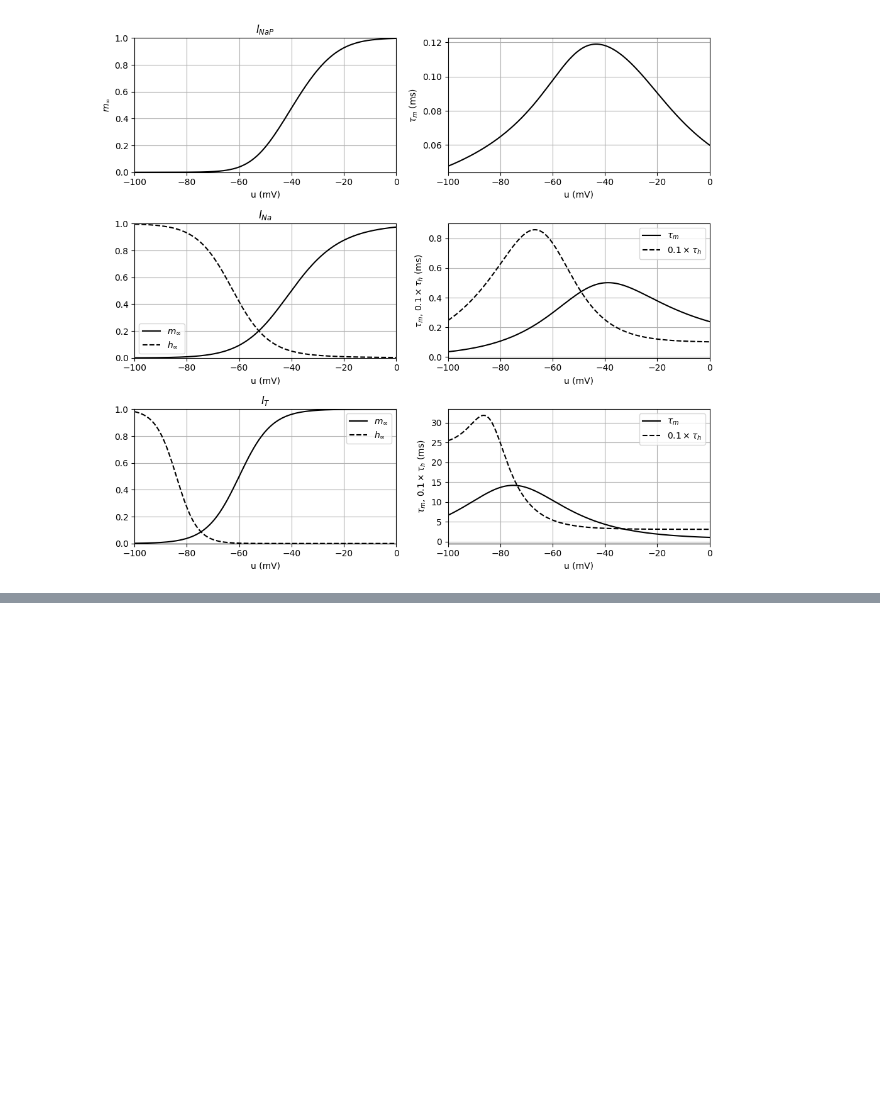
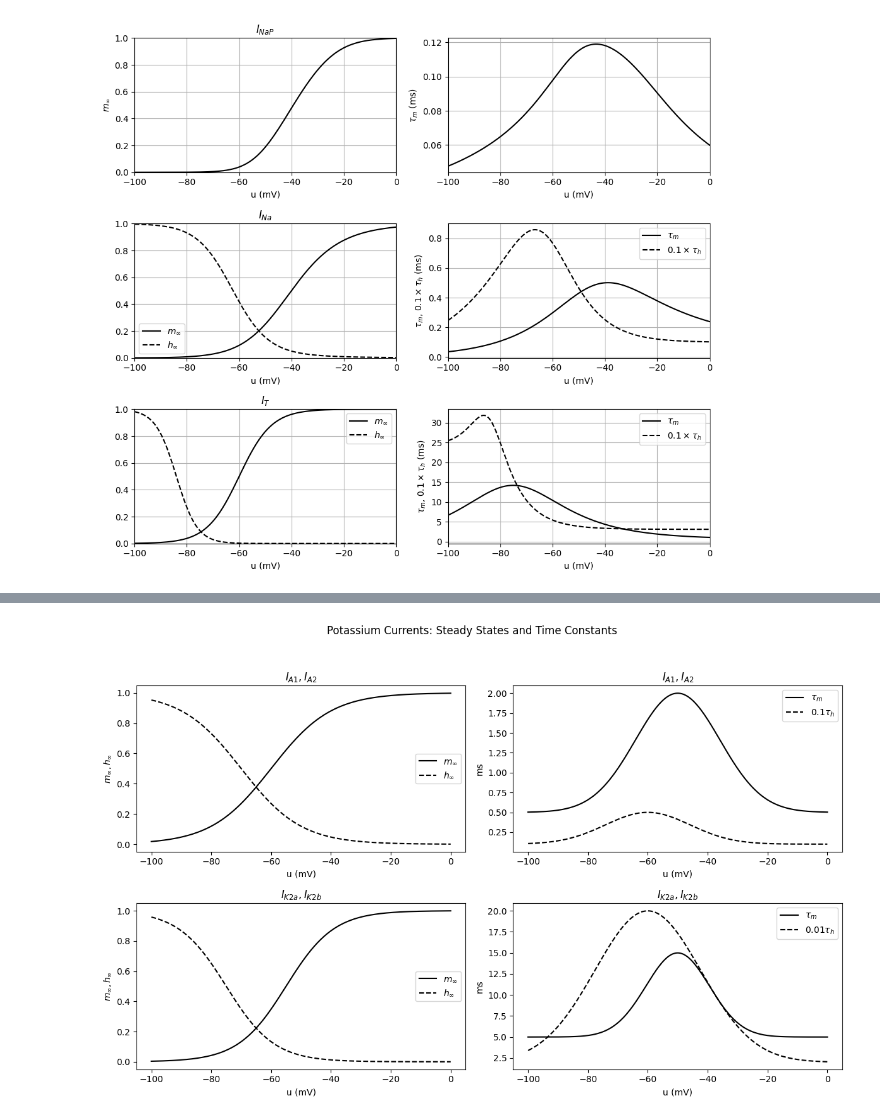
Before and after one commit to dvoils/neural-network-experiments, a Jupyter notebook: ion_channels.ipynb, the cells around one changed output, grey strips where cells are left out. Saved outputs shown, nothing was run; the diff lists cells and outputs as text; code cells hidden in the pictures; blank space fills up the shorter version.

Commit message:
potassium channel plots

```diff
--- a/ion_channels.ipynb
+++ b/ion_channels.ipynb
@@ -221,0 +306,73 @@ plt.show()
+# %%
+import numpy as np
+import matplotlib.pyplot as plt
+
+# Define membrane potential range
+u = np.linspace(-100, 0, 500)
+
+# Functions for IA1 and IA2 (rapidly inactivating K+ currents)
+def m_inf_A(u):  # activation
+    return 1 / (1 + np.exp(-(u + 60)/10))
+
+def h_inf_A(u):  # inactivation
+    return 1 / (1 + np.exp((u + 70)/10))
+
+def tau_m_A(u):
+    return 0.5 + 1.5 * np.exp(-((u + 50)/20)**2)  # ms
+
+def tau_h_A(u):
+    return 1 + 4 * np.exp(-((u + 60)/20)**2)  # ms
+
+# Functions for IK2a and IK2b (slowly inactivating K+ currents)
+def m_inf_K2(u):
+    return 1 / (1 + np.exp(-(u + 55)/8))
+
+def h_inf_K2(u):
+    return 1 / (1 + np.exp((u + 75)/8))
+
+def tau_m_K2(u):
+    return 5 + 10 * np.exp(-((u + 50)/15)**2)  # ms
+
+def tau_h_K2(u):
+    return 200 + 1800 * np.exp(-((u + 60)/25)**2)  # ms
+
+# Plotting
+fig, axs = plt.subplots(2, 2, figsize=(12, 8))
+fig.suptitle("Potassium Currents: Steady States and Time Constants")
+
+# IA1, IA2 steady-state
+axs[0, 0].plot(u, m_inf_A(u), label='$m_\\infty$', color='black')
+axs[0, 0].plot(u, h_inf_A(u), label='$h_\\infty$', color='black', linestyle='--')
+axs[0, 0].set_title('$I_{A1}, I_{A2}$')
+axs[0, 0].set_ylabel('$m_\\infty, h_\\infty$')
+axs[0, 0].set_xlabel('u (mV)')
+axs[0, 0].legend()
+
+# IA1, IA2 time constants
+axs[0, 1].plot(u, tau_m_A(u), label='$\\tau_m$', color='black')
+axs[0, 1].plot(u, 0.1 * tau_h_A(u), label='$0.1 \\tau_h$', color='black', linestyle='--')
+axs[0, 1].set_title('$I_{A1}, I_{A2}$')
+axs[0, 1].set_ylabel('ms')
+axs[0, 1].set_xlabel('u (mV)')
+axs[0, 1].legend()
+
+# IK2a, IK2b steady-state
+axs[1, 0].plot(u, m_inf_K2(u), label='$m_\\infty$', color='black')
+axs[1, 0].plot(u, h_inf_K2(u), label='$h_\\infty$', color='black', linestyle='--')
+axs[1, 0].set_title('$I_{K2a}, I_{K2b}$')
+axs[1, 0].set_ylabel('$m_\\infty, h_\\infty$')
+axs[1, 0].set_xlabel('u (mV)')
+axs[1, 0].legend()
+
+# IK2a, IK2b time constants
+axs[1, 1].plot(u, tau_m_K2(u), label='$\\tau_m$', color='black')
+axs[1, 1].plot(u, 0.01 * tau_h_K2(u), label='$0.01 \\tau_h$', color='black', linestyle='--')
+axs[1, 1].set_title('$I_{K2a}, I_{K2b}$')
+axs[1, 1].set_ylabel('ms')
+axs[1, 1].set_xlabel('u (mV)')
+axs[1, 1].legend()
+
+plt.tight_layout(rect=[0, 0.03, 1, 0.95])
+plt.show()
+# %% [output]
+[figure, added]
```
Also changed, not shown: parts of 1 cell of this notebook.
